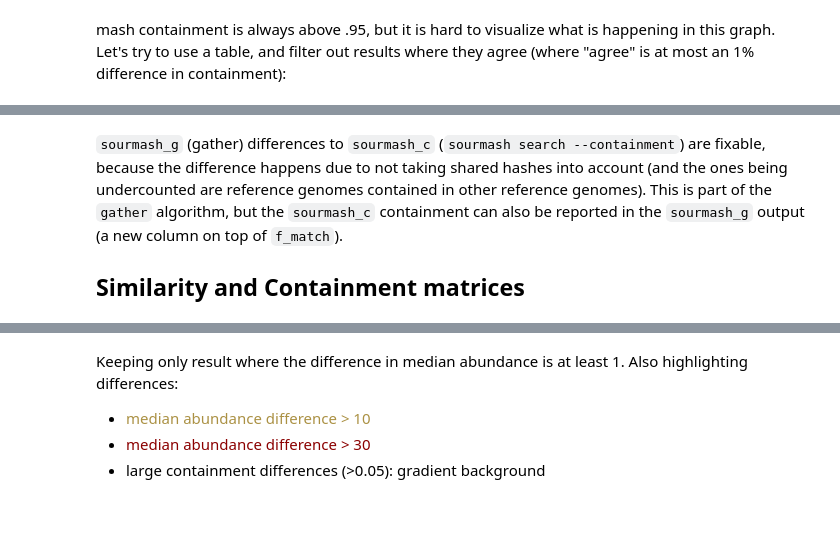
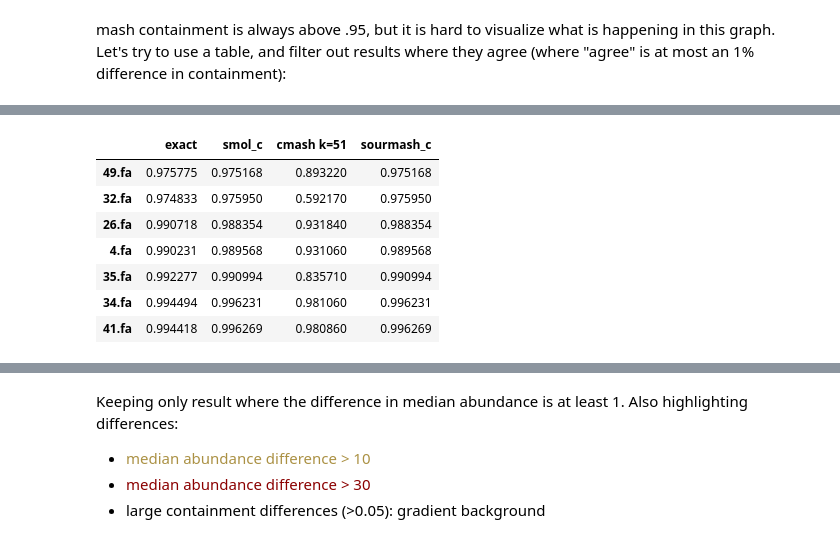
Before and after one commit to luizirber/phd, a Jupyter notebook: experiments/smol_gather/notebooks/analysis.ipynb, the cells around one changed output, grey strips where cells are left out. Cells and saved outputs as stored; diff of their text form; code cells hidden in the pictures; blank space fills up the shorter version.

Commit message:
68 genomes now

```diff
--- a/experiments/smol_gather/notebooks/analysis.ipynb
+++ b/experiments/smol_gather/notebooks/analysis.ipynb
@@ -261,7 +229,37 @@ with pd.option_context("display.max_rows", None, "show_dimensions", True):
 all_methods.apply(lambda s: s - s["exact"], axis=1).hvplot.box(height=600)
 # %% [output]
 [interactive output not drawn]
-# %% [markdown]
-`sourmash_g` (gather) differences to `sourmash_c` (`sourmash search --containment`) are fixable, because the difference happens due to not taking shared hashes into account (and the ones being undercounted are reference genomes contained in other reference genomes). This is part of the `gather` algorithm, but the `sourmash_c` containment can also be reported in the `sourmash_g` output (a new column on top of `f_match`).
-
-## Similarity and Containment matrices
+# %%
+# low coverage genomes
+low_coverage = (
+    # From Awad 2018
+    27,  # Leptothrix cholodnii
+    23,  # Haloferax volcanii DS2
+    46,  # Salinispora tropica
+    16,  # Deinococcus radiodurans
+    58,  # Zymomonas mobilis
+    44,  # Ruegeria pomeroyi
+    63,  # Shewanella baltica OS223
+    6,  # B. bronchiseptica D989
+    7,  # Burkholderia xenovorans
+    17,  # Desulfovibrio vulgaris DP4
+    55,  # Thermus thermophilus HB27
+    19,  # Enterococcus faecalis
+    20,  # Fusobacterium nucleatum ATCC 25586
+    # From mash screen paper
+    67,  # Streptococcus parasanguinis strain C1A
+)
+
+with pd.option_context("display.max_rows", None, "show_dimensions", True):
+    df = all_methods.sort_values(by="smol_c").drop([f"{i}.fa" for i in low_coverage])
+    df = df[df.apply(lambda x: any(np.abs(x - x["exact"]) > 0.01), axis=1)]
+    display(df.style.apply(highlight_diff_from_exact, axis=1))
+# %% [output]
+|  | exact | smol_c | cmash k=51 | sourmash_c |
+| 49.fa | 0.975775 | 0.975168 | 0.893220 | 0.975168 |
+| 32.fa | 0.974833 | 0.975950 | 0.592170 | 0.975950 |
+| 26.fa | 0.990718 | 0.988354 | 0.931840 | 0.988354 |
+| 4.fa | 0.990231 | 0.989568 | 0.931060 | 0.989568 |
+| 35.fa | 0.992277 | 0.990994 | 0.835710 | 0.990994 |
+| 34.fa | 0.994494 | 0.996231 | 0.981060 | 0.996231 |
+| 41.fa | 0.994418 | 0.996269 | 0.980860 | 0.996269 |
```
Also changed, not shown: parts of 32 cells of this notebook, 41 other files.
